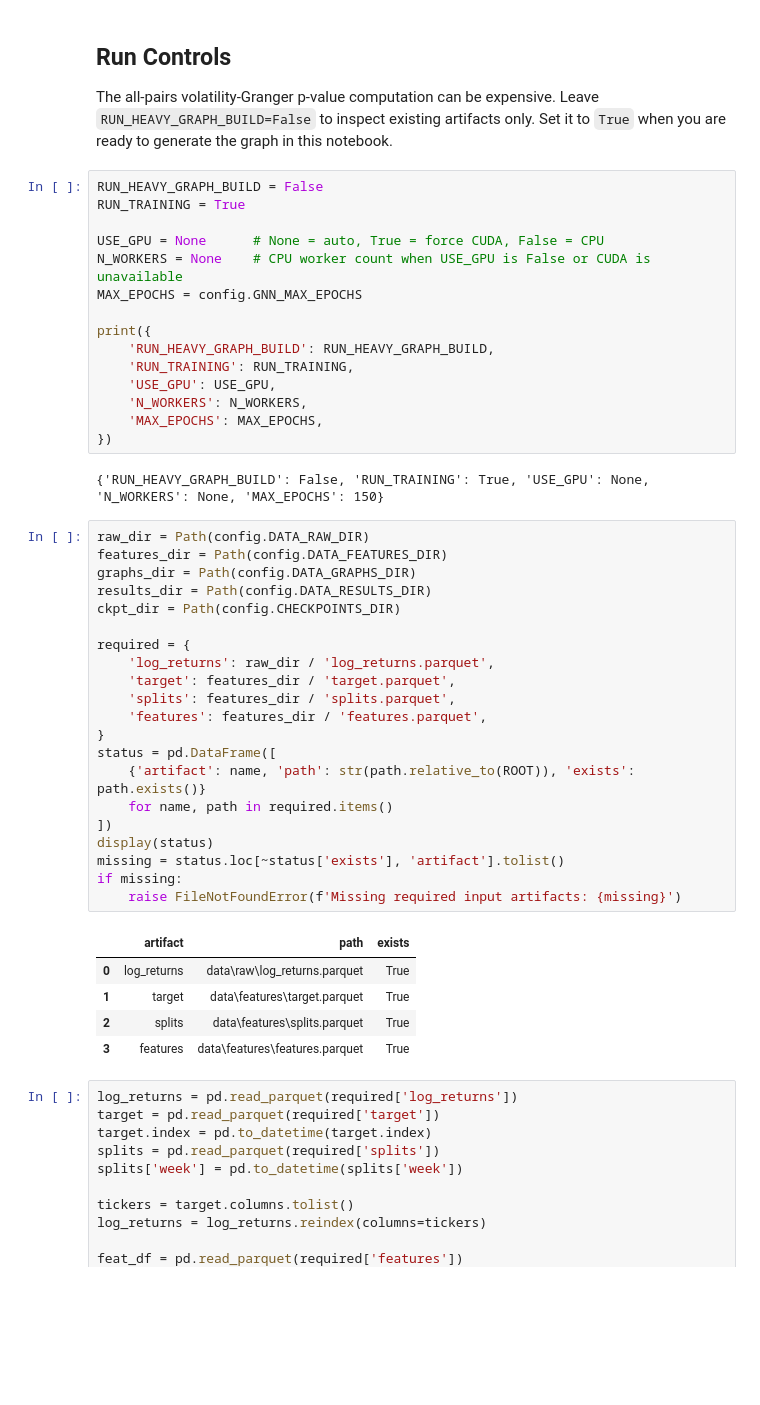
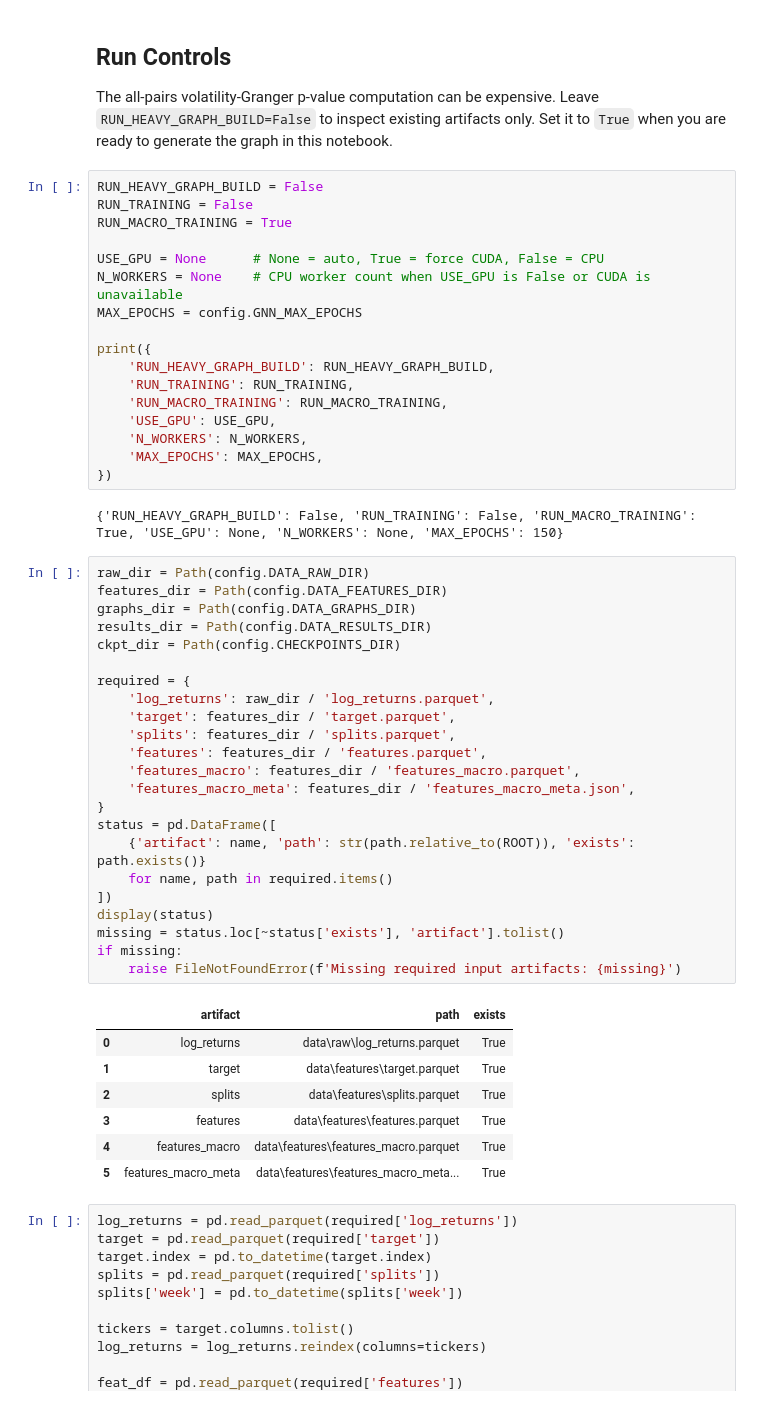
Before and after one commit to waderylan/sp500-gnn, a Jupyter notebook: notebooks/04f_volatility_granger_models.ipynb, the cells around one changed output. Drawn from its saved outputs; the diff is of its cells as text; blank space fills up the shorter version.

```diff
--- a/notebooks/04f_volatility_granger_models.ipynb
+++ b/notebooks/04f_volatility_granger_models.ipynb
@@ -44,7 +45,8 @@ device=cuda
 The all-pairs volatility-Granger p-value computation can be expensive. Leave `RUN_HEAVY_GRAPH_BUILD=False` to inspect existing artifacts only. Set it to `True` when you are ready to generate the graph in this notebook.
 # %%
 RUN_HEAVY_GRAPH_BUILD = False
-RUN_TRAINING = True
+RUN_TRAINING = False
+RUN_MACRO_TRAINING = True
 
 USE_GPU = None      # None = auto, True = force CUDA, False = CPU
 N_WORKERS = None    # CPU worker count when USE_GPU is False or CUDA is unavailable
@@ -53,39 +55,44 @@ MAX_EPOCHS = config.GNN_MAX_EPOCHS
 print({
     'RUN_HEAVY_GRAPH_BUILD': RUN_HEAVY_GRAPH_BUILD,
     'RUN_TRAINING': RUN_TRAINING,
+    'RUN_MACRO_TRAINING': RUN_MACRO_TRAINING,
     'USE_GPU': USE_GPU,
     'N_WORKERS': N_WORKERS,
     'MAX_EPOCHS': MAX_EPOCHS,
 })
 # %% [output]
-{'RUN_HEAVY_GRAPH_BUILD': False, 'RUN_TRAINING': True, 'USE_GPU': None, 'N_WORKERS': None, 'MAX_EPOCHS': 150}
+{'RUN_HEAVY_GRAPH_BUILD': False, 'RUN_TRAINING': False, 'RUN_MACRO_TRAINING': True, 'USE_GPU': None, 'N_WORKERS': None, 'MAX_EPOCHS': 150}
 # %%
 raw_dir = Path(config.DATA_RAW_DIR)
 features_dir = Path(config.DATA_FEATURES_DIR)
 graphs_dir = Path(config.DATA_GRAPHS_DIR)
 results_dir = Path(config.DATA_RESULTS_DIR)
 ckpt_dir = Path(config.CHECKPOINTS_DIR)
 
 required = {
     'log_returns': raw_dir / 'log_returns.parquet',
     'target': features_dir / 'target.parquet',
     'splits': features_dir / 'splits.parquet',
     'features': features_dir / 'features.parquet',
+    'features_macro': features_dir / 'features_macro.parquet',
+    'features_macro_meta': features_dir / 'features_macro_meta.json',
 }
 status = pd.DataFrame([
     {'artifact': name, 'path': str(path.relative_to(ROOT)), 'exists': path.exists()}
     for name, path in required.items()
 ])
 display(status)
 missing = status.loc[~status['exists'], 'artifact'].tolist()
 if missing:
     raise FileNotFoundError(f'Missing required input artifacts: {missing}')
 # %% [output]
 |  | artifact | path | exists |
 | 0 | log_returns | data\raw\log_returns.parquet | True |
 | 1 | target | data\features\target.parquet | True |
 | 2 | splits | data\features\splits.parquet | True |
 | 3 | features | data\features\features.parquet | True |
+| 4 | features_macro | data\features\features_macro.parquet | True |
+| 5 | features_macro_meta | data\features\features_macro_meta... | True |
 # %%
 log_returns = pd.read_parquet(required['log_returns'])
 target = pd.read_parquet(required['target'])
```
Also changed, not shown: parts of 9 cells of this notebook, 1 other file.
